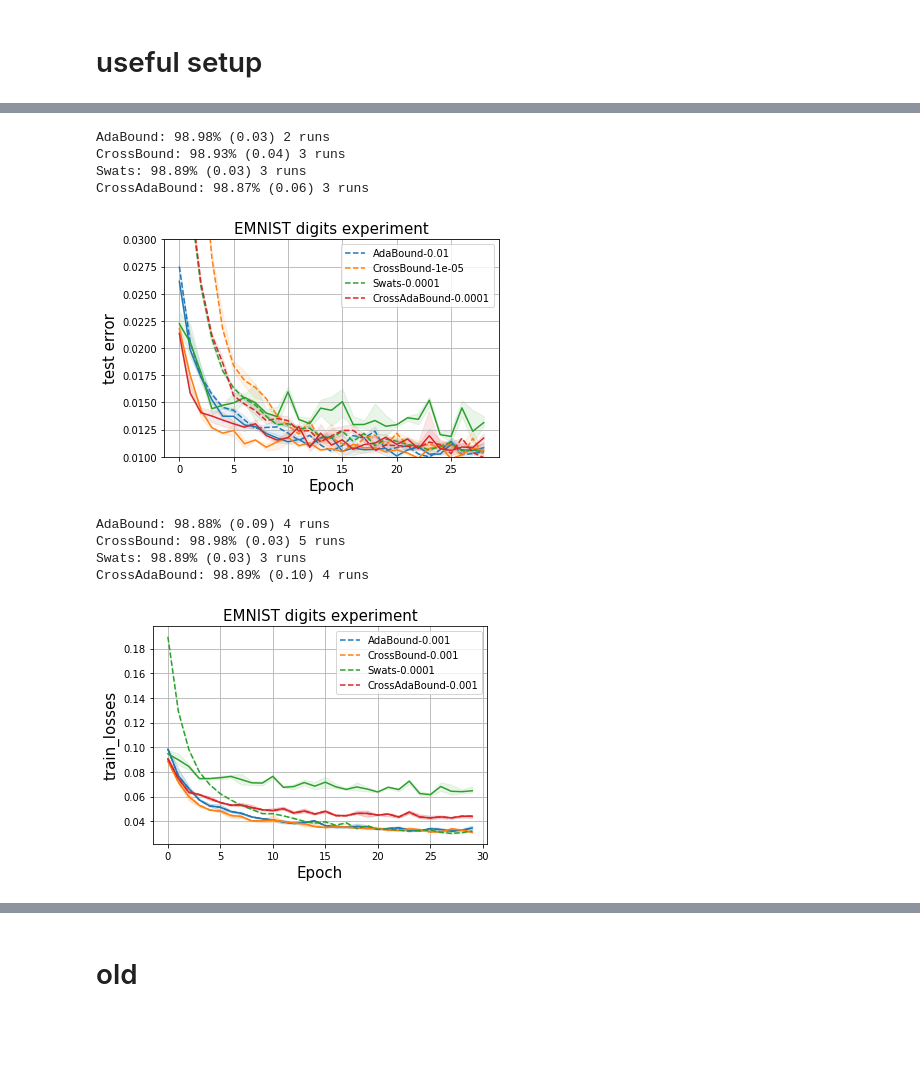
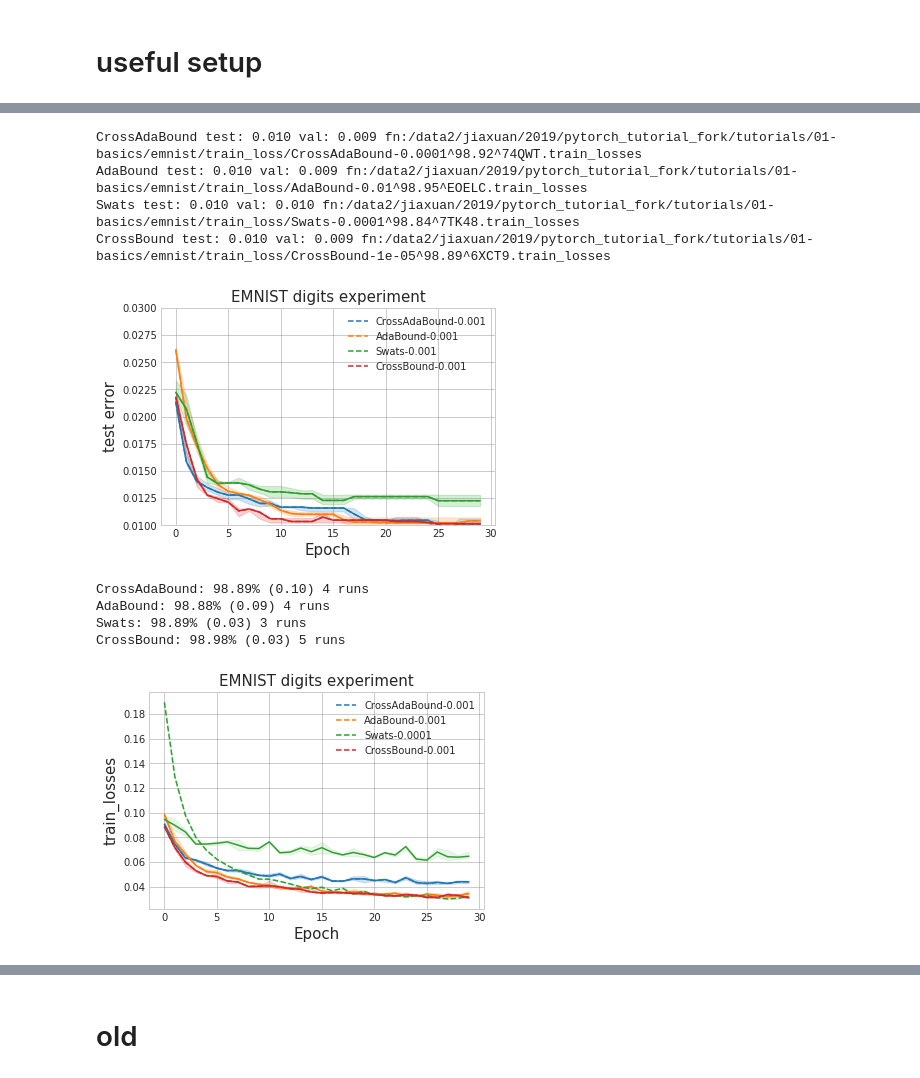
Before and after one commit to nathanwang000/MTL, a Jupyter notebook: optimizer_exp.ipynb, the cells around one changed output, grey strips where cells are left out. Cells and saved outputs as stored; diff of their text form; code cells hidden in the pictures; blank space fills up the shorter version.

Commit message:
evaluation updated

```diff
--- a/optimizer_exp.ipynb
+++ b/optimizer_exp.ipynb
@@ -441,0 +440,9 @@ from lib.evaluation import plot_best_test, plot_best
+# %%
+from lib.evaluation import plot_best_test, plot_best
+default_setting = {'AdaBound': '0.001',
+ 'Adam': '0.001',
+ 'CrossAdaBound': '0.001',
+ 'CrossBound': '0.001',
+ 'Diff': '0.001',
+ 'SGD': '0.1',
+ 'Swats': '0.001'}
@@ -513,26 +561,27 @@ Adam: 98.07% (0.30) 3 runs
 # %%
 # methods = ['Diff', 'Adam', 'SGD'] # which one to use
 methods = ['CrossBound', 'AdaBound', 'Swats', 'CrossAdaBound'] # when to switch
 # methods = ['SGD', 'CrossBound2', 'CrossBound'] # best
 
 plot_best_test('/data2/jiaxuan/2019/pytorch_tutorial_fork/tutorials/01-basics/emnist/train_loss/*train_losses',
                title='EMNIST digits experiment', smooth_window=1, ylim=[0.01,0.03], methods=methods,
-               start=-2, default_setting=default_setting)
+               start=0, default_setting=default_setting,
+               early_stop=True, early_stop_patience=10)
 
 plot_best('/data2/jiaxuan/2019/pytorch_tutorial_fork/tutorials/01-basics/emnist/train_loss/*train_losses',
                title='EMNIST digits experiment', smooth_window=1, ylim=None, methods=methods,
                start=0, default_setting=default_setting)
 
 #plot_tracker(joblib.load('/data2/jiaxuan/2019/pytorch_tutorial_fork/tutorials/02-intermediate/deep_residual_network/train_loss/Swats-0.001^87.11^AJY8K.opt_track'), 0)
 # %% [output]
-AdaBound: 98.98% (0.03) 2 runs
-CrossBound: 98.93% (0.04) 3 runs
-Swats: 98.89% (0.03) 3 runs
-CrossAdaBound: 98.87% (0.06) 3 runs
+CrossAdaBound test: 0.010 val: 0.009 fn:/data2/jiaxuan/2019/pytorch_tutorial_fork/tutorials/01-basics/emnist/train_loss/CrossAdaBound-0.0001^98.92^74QWT.train_losses
+AdaBound test: 0.010 val: 0.009 fn:/data2/jiaxuan/2019/pytorch_tutorial_fork/tutorials/01-basics/emnist/train_loss/AdaBound-0.01^98.95^EOELC.train_losses
+Swats test: 0.010 val: 0.010 fn:/data2/jiaxuan/2019/pytorch_tutorial_fork/tutorials/01-basics/emnist/train_loss/Swats-0.0001^98.84^7TK48.train_losses
+CrossBound test: 0.010 val: 0.009 fn:/data2/jiaxuan/2019/pytorch_tutorial_fork/tutorials/01-basics/emnist/train_loss/CrossBound-1e-05^98.89^6XCT9.train_losses
-[figure, old version]
+[figure, new version]
+CrossAdaBound: 98.89% (0.10) 4 runs
 AdaBound: 98.88% (0.09) 4 runs
+Swats: 98.89% (0.03) 3 runs
 CrossBound: 98.98% (0.03) 5 runs
-Swats: 98.89% (0.03) 3 runs
-CrossAdaBound: 98.89% (0.10) 4 runs
-[figure, old version]
+[figure, new version]
 # %%
```
Also changed, not shown: parts of 8 cells of this notebook, 2 other files.
